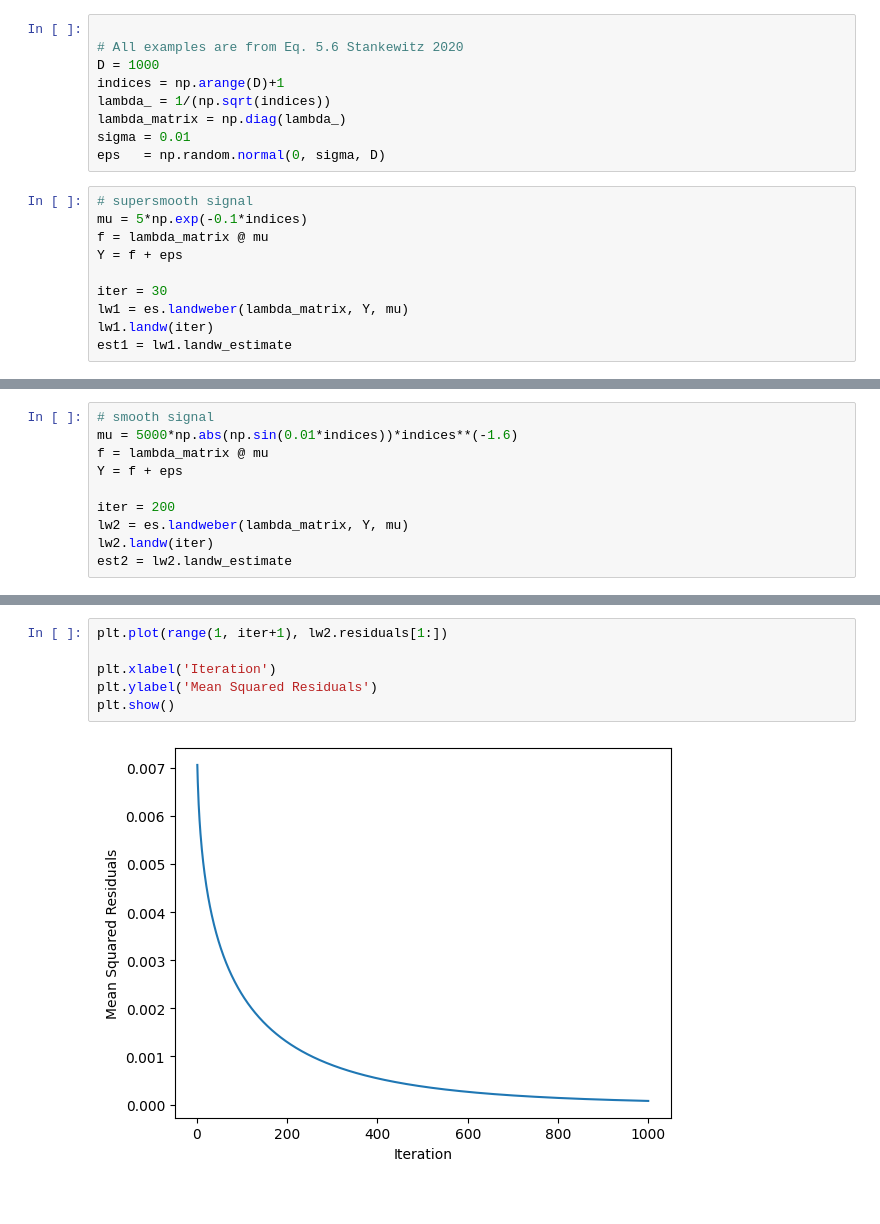
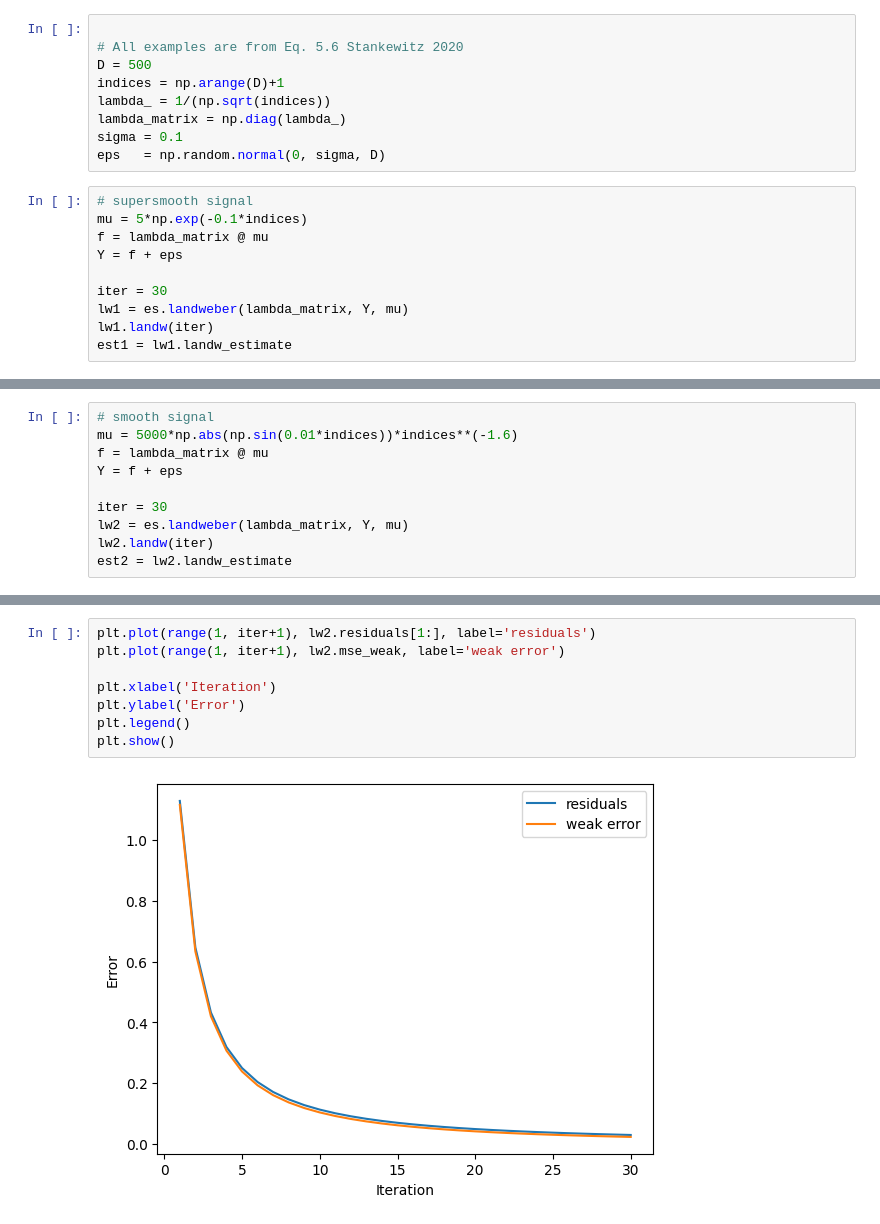
Before and after one commit to EarlyStop/EarlyStopping, a Jupyter notebook: notebooks/LandweberExample.ipynb, the cells around one changed output, grey strips where cells are left out. Drawn from its saved outputs; the diff is of its cells as text.

Commit message:
Plots display: strong error, weak error, residuals

```diff
--- a/notebooks/LandweberExample.ipynb
+++ b/notebooks/LandweberExample.ipynb
@@ -5,11 +5,11 @@ import EarlyStopping as es
 # %%
 
 # All examples are from Eq. 5.6 Stankewitz 2020
-D = 1000
+D = 500
 indices = np.arange(D)+1
 lambda_ = 1/(np.sqrt(indices))
 lambda_matrix = np.diag(lambda_)
-sigma = 0.01
+sigma = 0.1
 eps   = np.random.normal(0, sigma, D)
 # %%
 # supersmooth signal
@@ -43,7 +45,7 @@ mu = 5000*np.abs(np.sin(0.01*indices))*indices**(-1.6)
 f = lambda_matrix @ mu
 Y = f + eps
 
-iter = 200
+iter = 30
 lw2 = es.landweber(lambda_matrix, Y, mu)
 lw2.landw(iter)
 est2 = lw2.landw_estimate
@@ -58,11 +60,13 @@ plt.show()
 # %%
-plt.plot(range(1, iter+1), lw2.residuals[1:])
+plt.plot(range(1, iter+1), lw2.residuals[1:], label='residuals')
+plt.plot(range(1, iter+1), lw2.mse_weak, label='weak error')
 
 plt.xlabel('Iteration')
-plt.ylabel('Mean Squared Residuals')
+plt.ylabel('Error')
+plt.legend()
 plt.show()
 # %% [output]
-[figure, old version]
+[figure, new version]
 # %%
 # rough signal
 mu = 250*np.abs(np.sin(0.002*indices))*indices**(-0.8)
```
Also changed, not shown: parts of 6 cells of this notebook, 1 other file.
